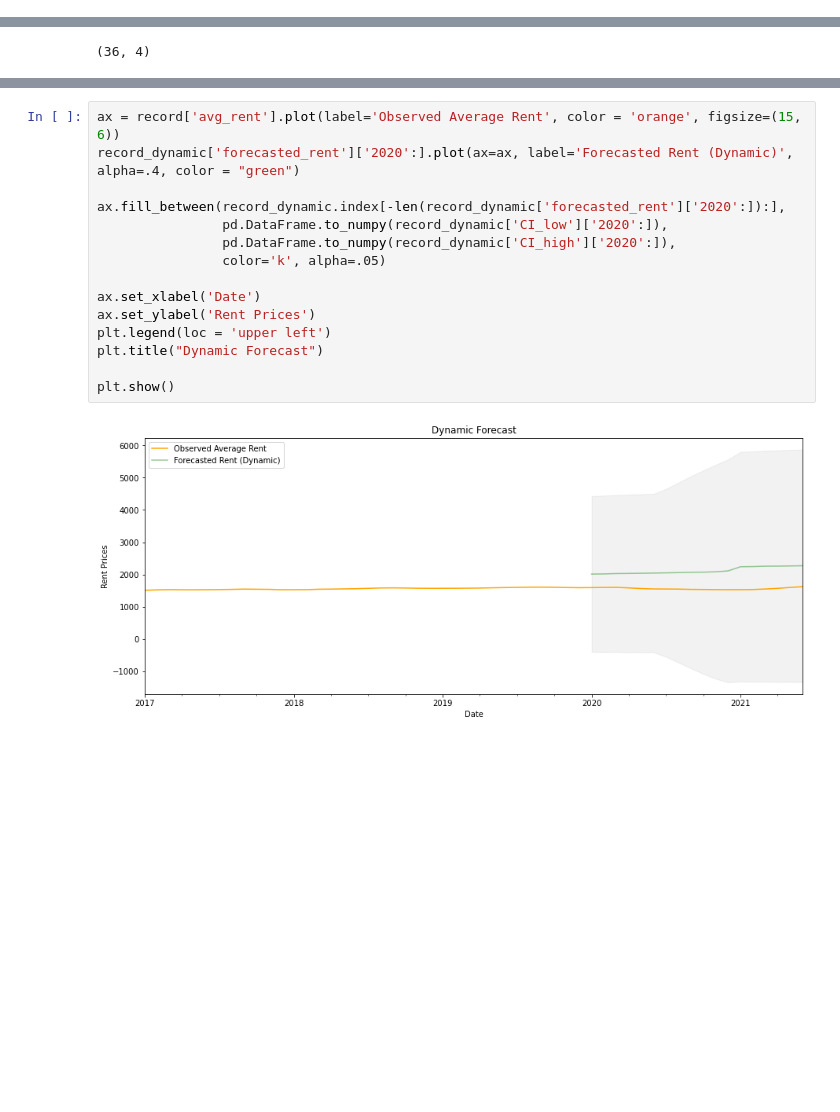
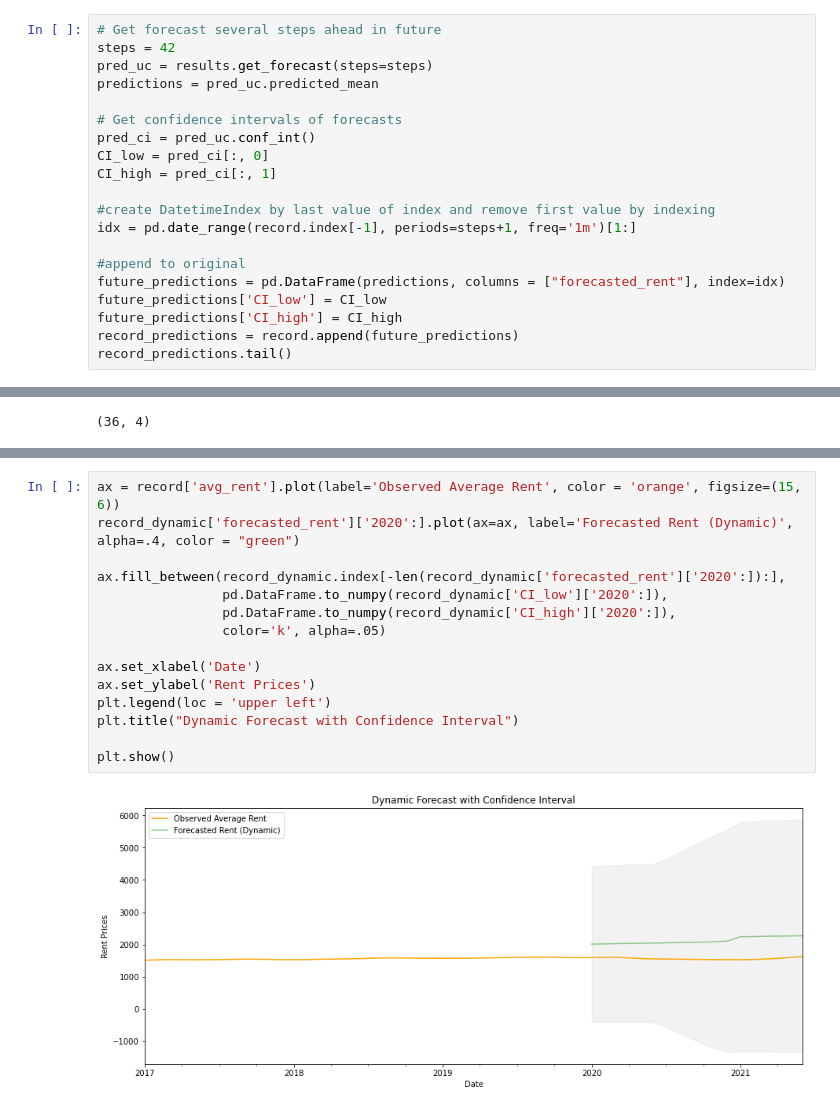
Before and after one commit to JeremyWeidner/421b_forecasting, a Jupyter notebook: arima_fit.ipynb, the cells around one changed output, grey strips where cells are left out. Cells and saved outputs as stored; diff of their text form; blank space fills up the shorter version.

```diff
--- a/arima_fit.ipynb
+++ b/arima_fit.ipynb
@@ -300,0 +288,20 @@ Attempt dynamic forecasting
+# %%
+# Get forecast several steps ahead in future
+steps = 42
+pred_uc = results.get_forecast(steps=steps)
+predictions = pred_uc.predicted_mean
+
+# Get confidence intervals of forecasts
+pred_ci = pred_uc.conf_int()
+CI_low = pred_ci[:, 0]
+CI_high = pred_ci[:, 1]
+
+#create DatetimeIndex by last value of index and remove first value by indexing
+idx = pd.date_range(record.index[-1], periods=steps+1, freq='1m')[1:]
+
+#append to original
+future_predictions = pd.DataFrame(predictions, columns = ["forecasted_rent"], index=idx)
+future_predictions['CI_low'] = CI_low
+future_predictions['CI_high'] = CI_high
+record_predictions = record.append(future_predictions)
+record_predictions.tail()
@@ -353,17 +401,17 @@ record_dynamic.shape
 # %%
 ax = record['avg_rent'].plot(label='Observed Average Rent', color = 'orange', figsize=(15, 6))
 record_dynamic['forecasted_rent']['2020':].plot(ax=ax, label='Forecasted Rent (Dynamic)', alpha=.4, color = "green")
 
 ax.fill_between(record_dynamic.index[-len(record_dynamic['forecasted_rent']['2020':]):],
                 pd.DataFrame.to_numpy(record_dynamic['CI_low']['2020':]),
                 pd.DataFrame.to_numpy(record_dynamic['CI_high']['2020':]),
                 color='k', alpha=.05)
 
 ax.set_xlabel('Date')
 ax.set_ylabel('Rent Prices')
 plt.legend(loc = 'upper left')
-plt.title("Dynamic Forecast")
+plt.title("Dynamic Forecast with Confidence Interval")
 
 plt.show()
 # %% [output]
-[figure, old version]
+[figure, new version]
```
Also changed, not shown: parts of 8 cells of this notebook.
